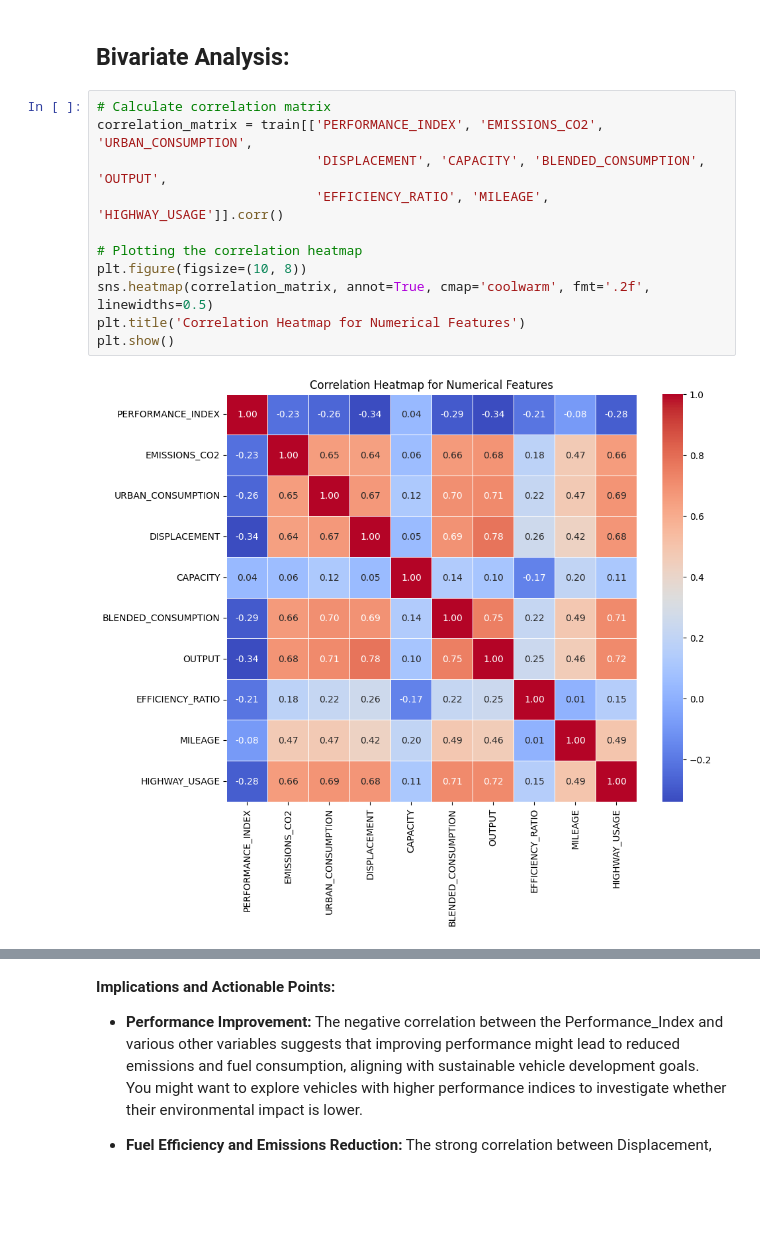
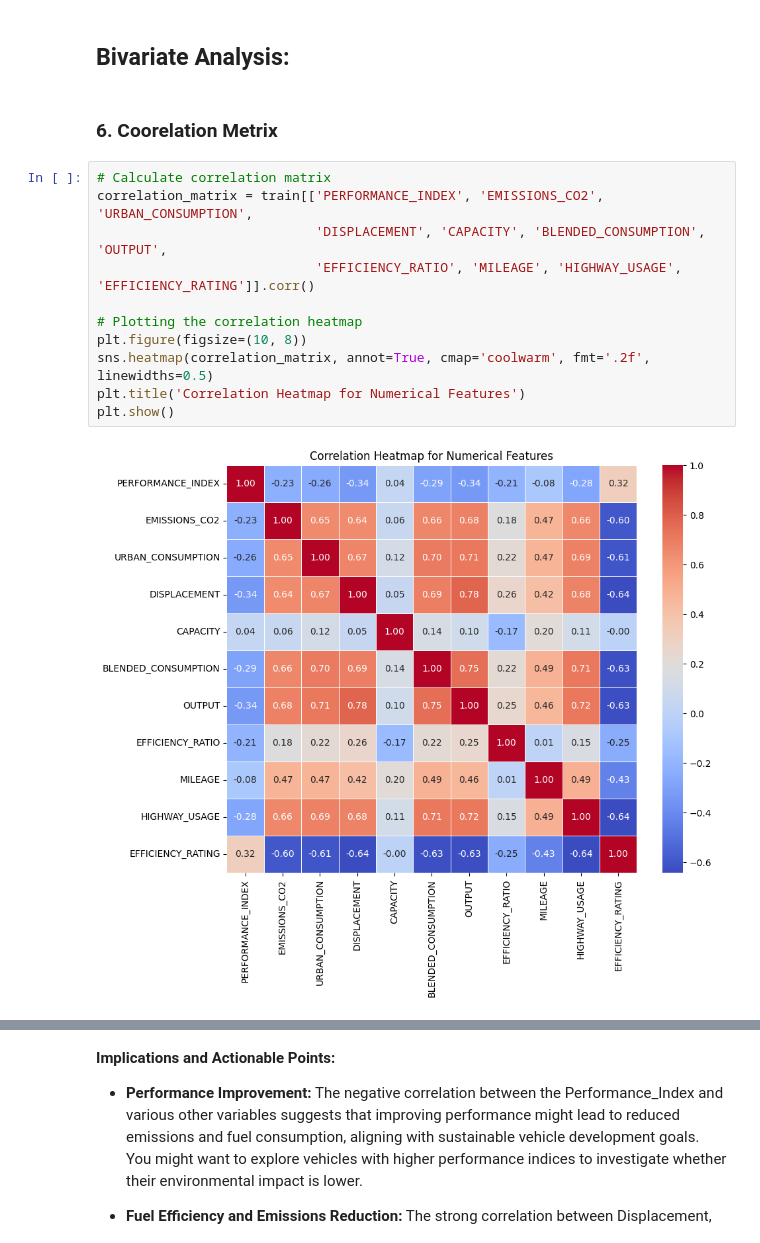
Before and after one commit to shivi13102/Vehicles_Efficiency_Rate_Prediction, a Jupyter notebook: EDA_Feature_Engineering.ipynb, the cells around one changed output, grey strips where cells are left out. Drawn from its saved outputs; the diff is of its cells as text; blank space fills up the shorter version.

```diff
--- a/EDA_Feature_Engineering.ipynb
+++ b/EDA_Feature_Engineering.ipynb
@@ -106,17 +112,19 @@ plt.show()
 [figure]
 # %% [markdown]
 ## Bivariate Analysis:
+# %% [markdown]
+### 6. Coorelation Metrix
 # %%
 # Calculate correlation matrix
 correlation_matrix = train[['PERFORMANCE_INDEX', 'EMISSIONS_CO2', 'URBAN_CONSUMPTION',
                             'DISPLACEMENT', 'CAPACITY', 'BLENDED_CONSUMPTION', 'OUTPUT',
-                            'EFFICIENCY_RATIO', 'MILEAGE', 'HIGHWAY_USAGE']].corr()
+                            'EFFICIENCY_RATIO', 'MILEAGE', 'HIGHWAY_USAGE', 'EFFICIENCY_RATING']].corr()
 
 # Plotting the correlation heatmap
 plt.figure(figsize=(10, 8))
 sns.heatmap(correlation_matrix, annot=True, cmap='coolwarm', fmt='.2f', linewidths=0.5)
 plt.title('Correlation Heatmap for Numerical Features')
 plt.show()
 # %% [output]
-[figure, old version]
+[figure, new version]
 # %% [markdown]
```
Also changed, not shown: parts of 21 cells of this notebook.
